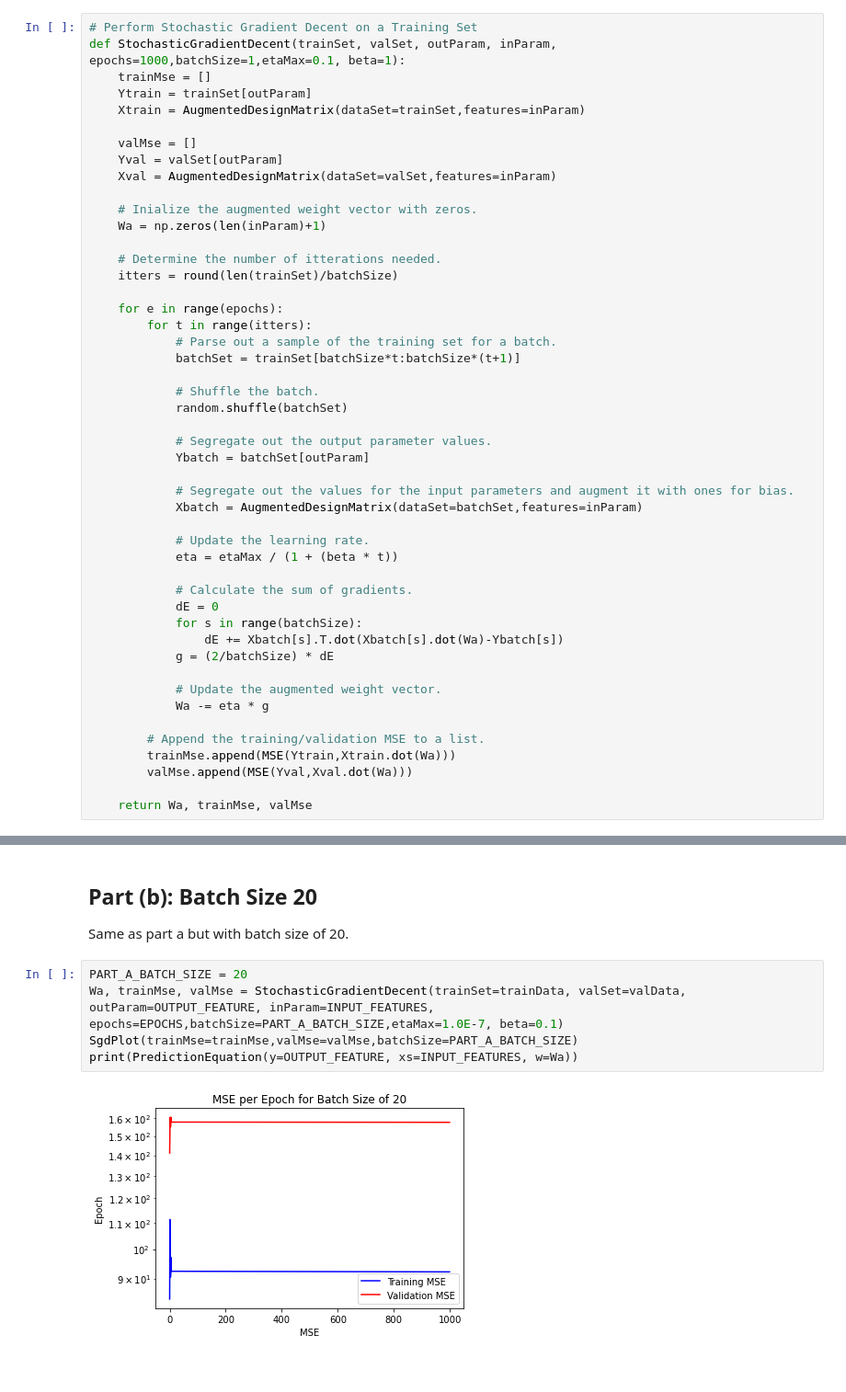
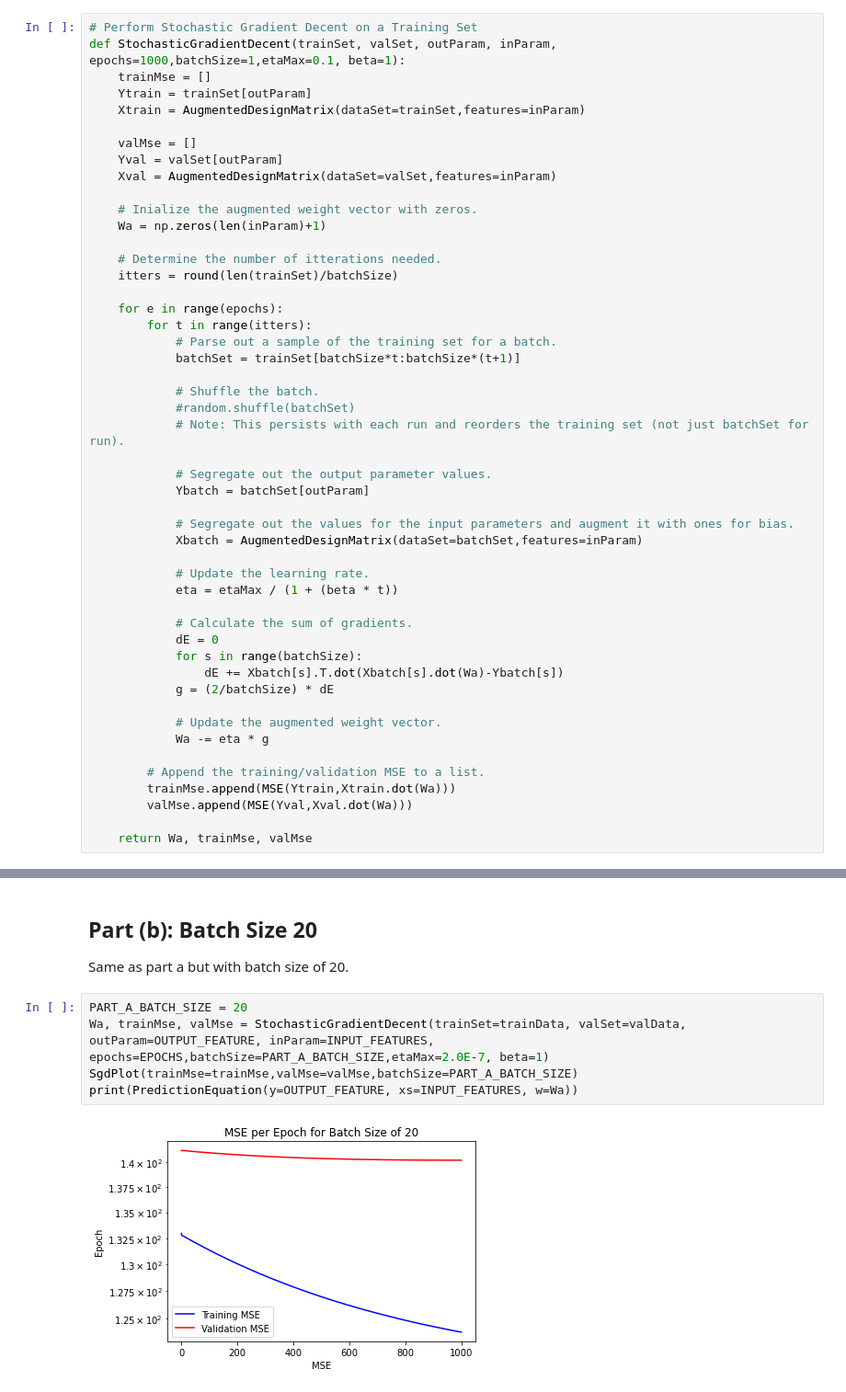
Before and after one commit to richardhemphill/ECE5268_MiniProject, a Jupyter notebook: MP1/src/Hemphill_MP1_P3.ipynb, the cells around one changed output, grey strips where cells are left out. Shown at 92% size. Drawn from its saved outputs; the diff is of its cells as text.

Commit message:
bug in batch shuffle

```diff
--- a/MP1/src/Hemphill_MP1_P3.ipynb
+++ b/MP1/src/Hemphill_MP1_P3.ipynb
@@ -66,7 +66,8 @@ def StochasticGradientDecent(trainSet, valSet, outParam, inParam, epochs=1000,ba
             batchSet = trainSet[batchSize*t:batchSize*(t+1)]
 
             # Shuffle the batch.
-            random.shuffle(batchSet)
+            #random.shuffle(batchSet)
+            # Note: This persists with each run and reorders the training set (not just batchSet for run).
 
             # Segregate out the output parameter values.
             Ybatch = batchSet[outParam]
@@ -130,8 +131,8 @@ The maximum eta (i.e. learning rate) must be set very low or else, the model wil
 Same as part a but with batch size of 20.
 # %%
 PART_A_BATCH_SIZE = 20
-Wa, trainMse, valMse = StochasticGradientDecent(trainSet=trainData, valSet=valData, outParam=OUTPUT_FEATURE, inParam=INPUT_FEATURES, epochs=EPOCHS,batchSize=PART_A_BATCH_SIZE,etaMax=1.0E-7, beta=0.1)
+Wa, trainMse, valMse = StochasticGradientDecent(trainSet=trainData, valSet=valData, outParam=OUTPUT_FEATURE, inParam=INPUT_FEATURES, epochs=EPOCHS,batchSize=PART_A_BATCH_SIZE,etaMax=2.0E-7, beta=1)
 SgdPlot(trainMse=trainMse,valMse=valMse,batchSize=PART_A_BATCH_SIZE)
 print(PredictionEquation(y=OUTPUT_FEATURE, xs=INPUT_FEATURES, w=Wa))
 # %% [output]
-[figure, old version]
+[figure, new version]
```
Also changed, not shown: parts of 4 cells of this notebook.
